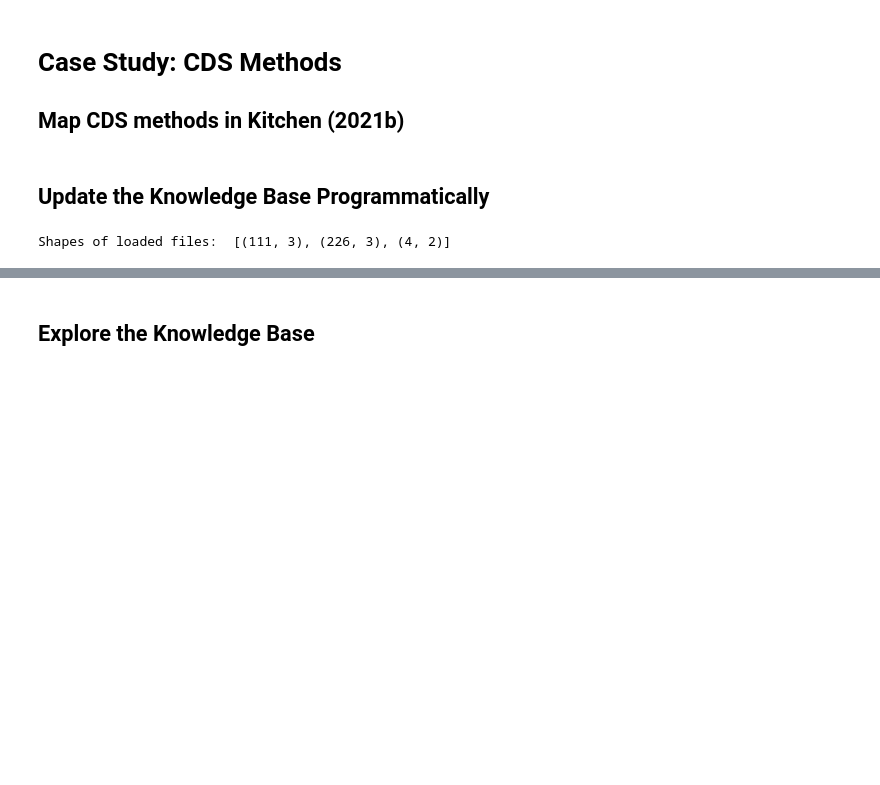
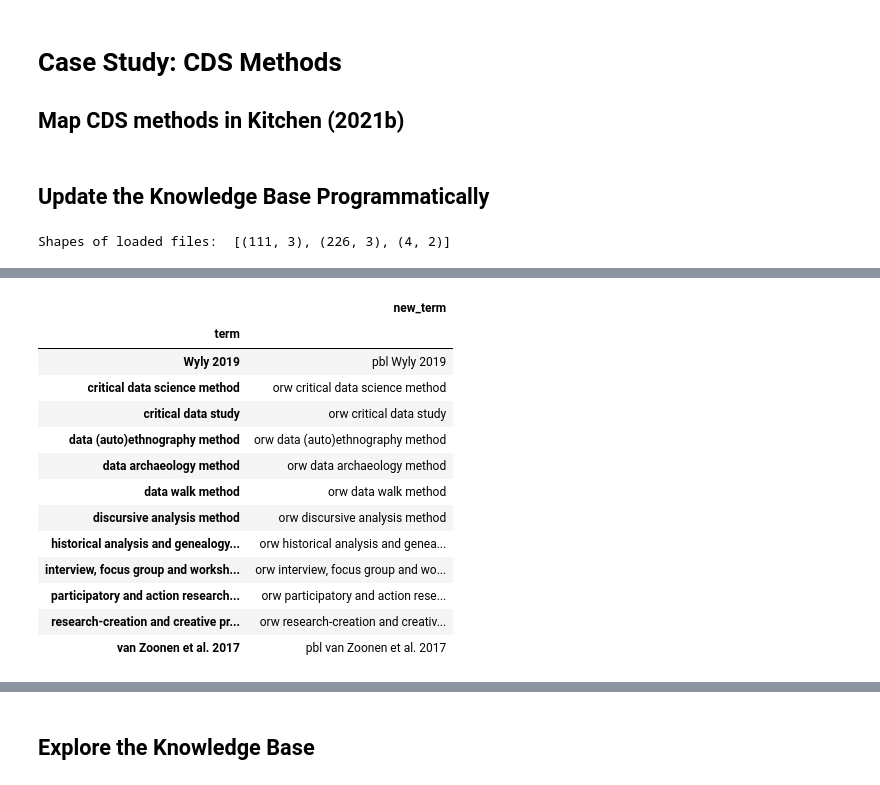
Before and after one commit to lustraka/data-analyst-portfolio-project-2022, a Jupyter notebook: cs01_cds_methods/20211130_Build_knowledge_base.ipynb, the cells around one changed output, grey strips where cells are left out. Cells and saved outputs as stored; diff of their text form; code cells hidden in the pictures; blank space fills up the shorter version.

```diff
--- a/cs01_cds_methods/20211130_Build_knowledge_base.ipynb
+++ b/cs01_cds_methods/20211130_Build_knowledge_base.ipynb
@@ -48,0 +94,18 @@ if do_it:
+# %%
+# Check the values visually
+renadf.tail(12)
+# %% [output]
+|  | new_term |
+| term |  |
+| Wyly 2019 | pbl Wyly 2019 |
+| critical data science method | orw critical data science method |
+| critical data study | orw critical data study |
+| data (auto)ethnography method | orw data (auto)ethnography method |
+| data archaeology method | orw data archaeology method |
+| data walk method | orw data walk method |
+| discursive analysis method | orw discursive analysis method |
+| historical analysis and genealogy... | orw historical analysis and genea... |
+| interview, focus group and worksh... | orw interview, focus group and wo... |
+| participatory and action research... | orw participatory and action rese... |
+| research-creation and creative pr... | orw research-creation and creativ... |
+| van Zoonen et al. 2017 | pbl van Zoonen et al. 2017 |
```
Also changed, not shown: parts of 18 cells of this notebook.
